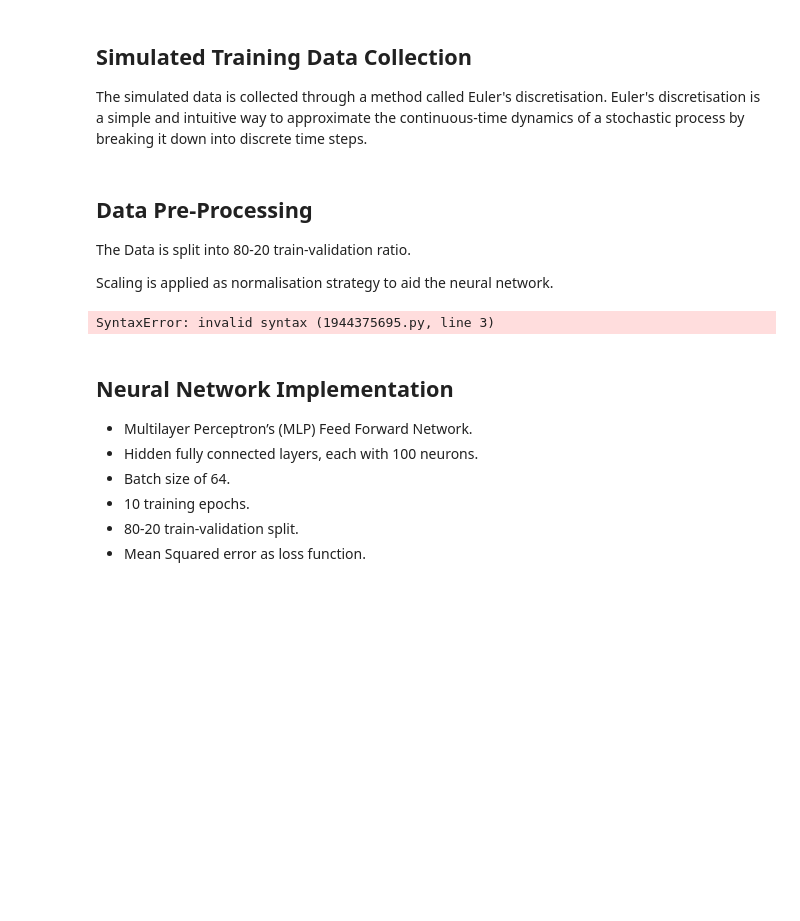
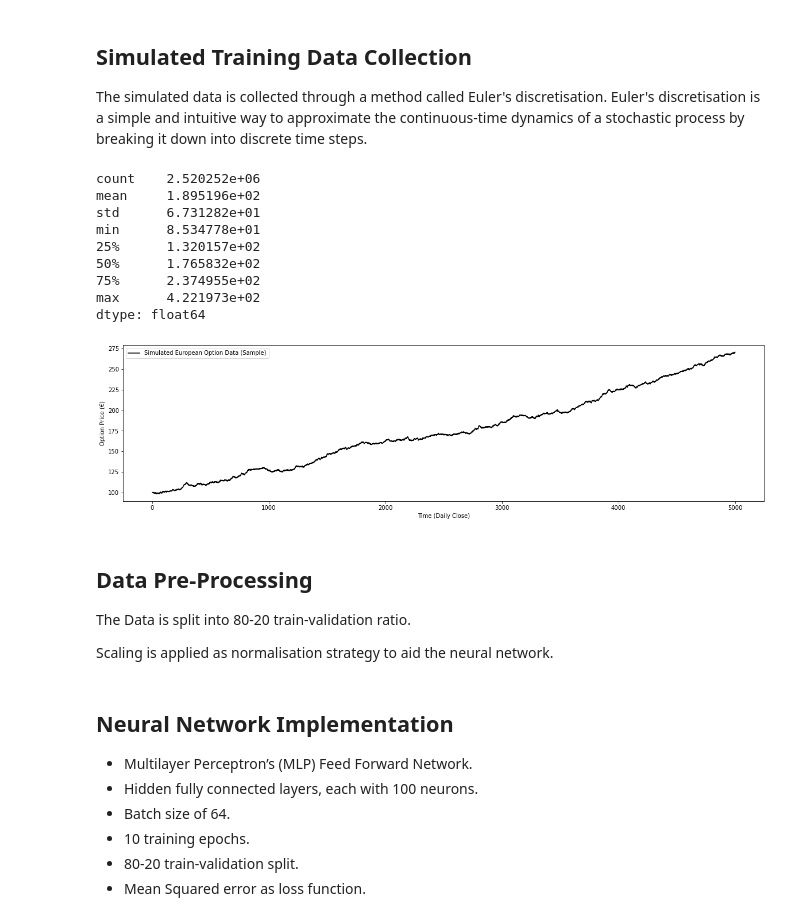
Before and after one commit to harvey-allen/option-pricing-and-stochastic-volatility, a Jupyter notebook: heston_neural_network.ipynb, the cells around one changed output. Cells and saved outputs as stored; diff of their text form; code cells hidden in the pictures; blank space fills up the shorter version.

```diff
--- a/heston_neural_network.ipynb
+++ b/heston_neural_network.ipynb
@@ -56,3 +56,28 @@ S, V = eulers_discretion_simulation(100, 0.1, 2.0, 0.1, 0.2, 1, 1000, 252, 0.05)
+# %%
+import pandas as pd
+import matplotlib.pyplot as plt
+
+option_data = pd.Series(S.flatten())
+print(option_data.describe())
+
+x = np.linspace(0, 5000, 10000)
+plt.figure(figsize=(20,5))
+plt.plot(x, option_data[0:10000], label='Simulated European Option Data (Sample)', c='black')
+plt.xlabel("Time (Daily Close)")
+plt.ylabel("Option Price (€)")
+plt.legend()
+plt.show()
+# %% [output]
+count    2.520252e+06
+mean     1.895196e+02
+std      6.731282e+01
+min      8.534778e+01
+25%      1.320157e+02
+50%      1.765832e+02
+75%      2.374955e+02
+max      4.221973e+02
+dtype: float64
+[figure, added]
 # %% [markdown]
 ## Data Pre-Processing
 
@@ -75,8 +100,6 @@ def format_data(data: list, sequence_length: int) -> tuple:
         x.append(data[i:i+sequence_length])
         y.append(data[i+sequence_length])
     return np.array(x), np.array(y)
-# %% [output]
-SyntaxError: invalid syntax (1944375695.py, line 3)
 # %%
 sequence_length = 10
 
```
Also changed, not shown: parts of 9 cells of this notebook.
